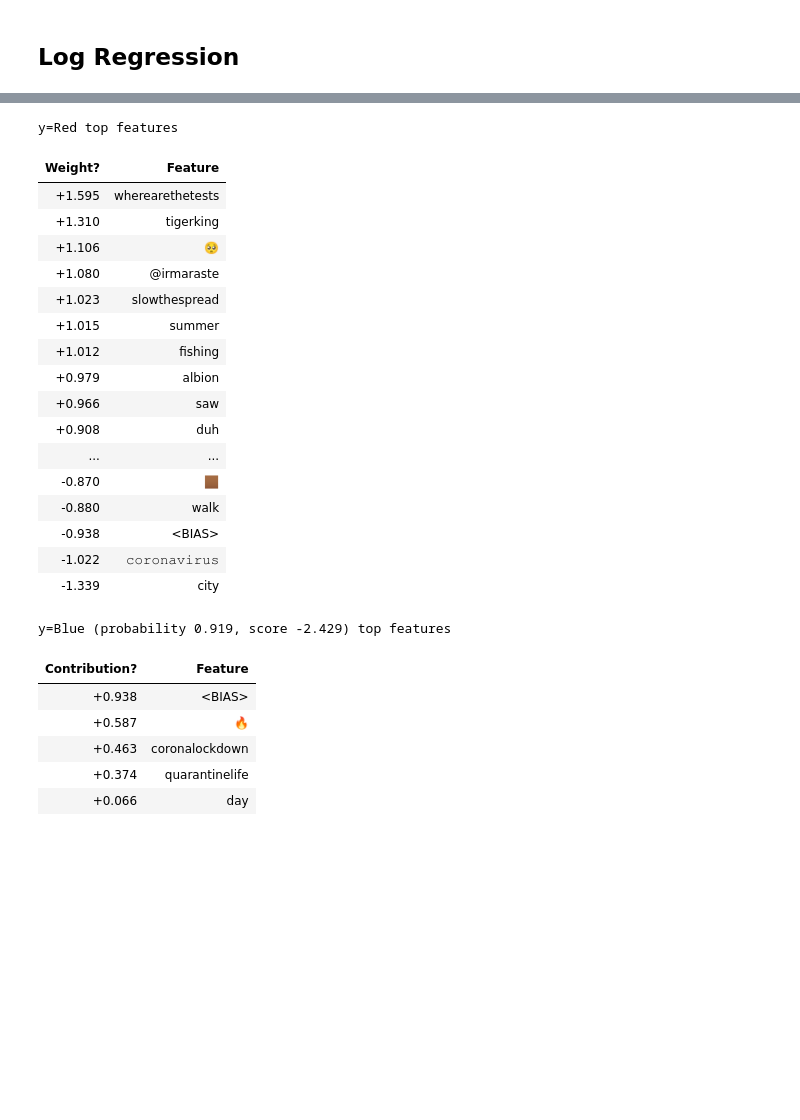
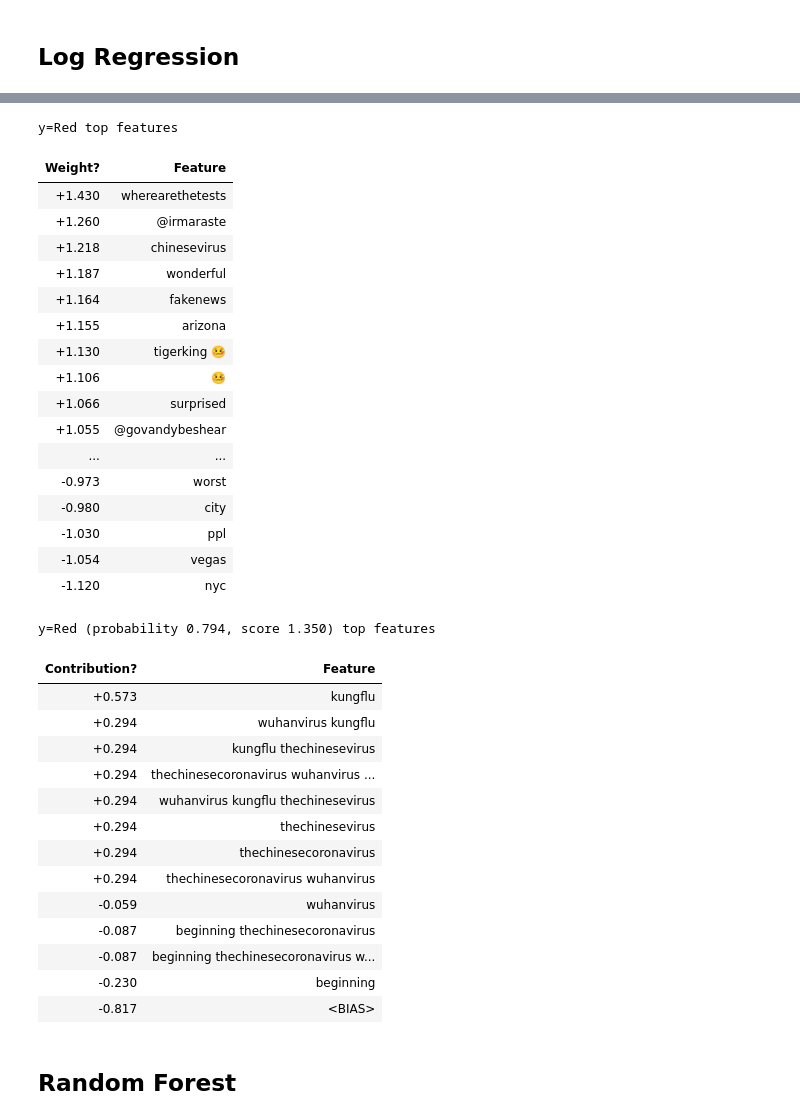
Before and after one commit to tallywiesenberg/coronavirus-twitter, a Jupyter notebook: Untitled1.ipynb, the cells around one changed output, grey strips where cells are left out. Drawn from its saved outputs; the diff is of its cells as text; code cells hidden in the pictures; blank space fills up the shorter version.

```diff
--- a/Untitled1.ipynb
+++ b/Untitled1.ipynb
@@ -166,9 +170,8 @@ dtype('<M8[ns]')
 # %%
 def tokenize(doc):
     return [token.text for token in nlp(doc)
-            if (token.pos_ not in set(['PROPN', 'PUNCT', 'ADP', 'NUM', 'SPACE', 'PRON', 'DET', 'AUX', 'PART']))
-            and (token.text not in set(['#', 'coronavirus', 'covid', '𝚌𝚘𝚛𝚘𝚗𝚊𝚟𝚒𝚛𝚞𝚜']))
+            if (token.pos_ not in set(['PUNCT', 'ADP', 'NUM', 'SPACE', 'PRON', 'DET', 'AUX', 'PART']))
+            and (token.text not in set(['#', 'coronavirus', 'covid', '𝚌𝚘𝚛𝚘𝚗𝚊𝚟𝚒𝚛𝚞𝚜', '@']))
             and token.like_url == False
-            and token.is_stop == False
-           ]
+            and token.is_stop == False]
 # %%
@@ -178,5 +185,7 @@ tokenize(final['tweet'][70])
 # %% [markdown]
 ## Train/validation/test split
+# %%
+final = pd.read_csv(os.path.join('data', '21000.csv'))
 # %%
 X = final['tweet']
 y = final['winner']
@@ -226,9 +251,8 @@ eli5.show_weights(bayes, vec=counter, top=10,
 ## Log Regression
 # %%
 counter = CountVectorizer(
-    stop_words='english',
     tokenizer=tokenize,
-    ngram_range=(1,5),
+    ngram_range=(1,3),
     analyzer='word'
 )
 
@@ -248,30 +294,40 @@ eli5.show_weights(log, vec=counter, top=50,
 # %% [output]
 y=Red top features
 | Weight? | Feature |
-| +1.595 | wherearethetests |
-| +1.310 | tigerking |
-| +1.106 | 🥺 |
-| +1.080 | @irmaraste |
-| +1.023 | slowthespread |
-| +1.015 | summer |
-| +1.012 | fishing |
-| +0.979 | albion |
-| +0.966 | saw |
-| +0.908 | duh |
+| +1.430 | wherearethetests |
+| +1.260 | @irmaraste |
+| +1.218 | chinesevirus |
+| +1.187 | wonderful |
+| +1.164 | fakenews |
+| +1.155 | arizona |
+| +1.130 | tigerking 🤒 |
+| +1.106 | 🤒 |
+| +1.066 | surprised |
+| +1.055 | @govandybeshear |
 | ... | ... |
-| -0.870 | 🏾 |
-| -0.880 | walk |
-| -0.938 | <BIAS> |
-| -1.022 | 𝚌𝚘𝚛𝚘𝚗𝚊𝚟𝚒𝚛𝚞𝚜 |
-| -1.339 | city |
+| -0.973 | worst |
+| -0.980 | city |
+| -1.030 | ppl |
+| -1.054 | vegas |
+| -1.120 | nyc |
 # %%
-eli5.show_prediction(log, final['tweet'][6], vec=counter,
+eli5.show_prediction(log, final['tweet'][14020], vec=counter,
                      target_names=y.unique())
 # %% [output]
-y=Blue (probability 0.919, score -2.429) top features
+y=Red (probability 0.794, score 1.350) top features
 | Contribution? | Feature |
-| +0.938 | <BIAS> |
-| +0.587 | 🔥 |
-| +0.463 | coronalockdown |
-| +0.374 | quarantinelife |
-| +0.066 | day |
+| +0.573 | kungflu |
+| +0.294 | wuhanvirus kungflu |
+| +0.294 | kungflu thechinesevirus |
+| +0.294 | thechinesecoronavirus wuhanvirus ... |
+| +0.294 | wuhanvirus kungflu thechinesevirus |
+| +0.294 | thechinesevirus |
+| +0.294 | thechinesecoronavirus |
+| +0.294 | thechinesecoronavirus wuhanvirus |
+| -0.059 | wuhanvirus |
+| -0.087 | beginning thechinesecoronavirus |
+| -0.087 | beginning thechinesecoronavirus w... |
+| -0.230 | beginning |
+| -0.817 | <BIAS> |
+# %% [markdown]
+## Random Forest
```
Also changed, not shown: parts of 15 cells of this notebook, 16 other files.
